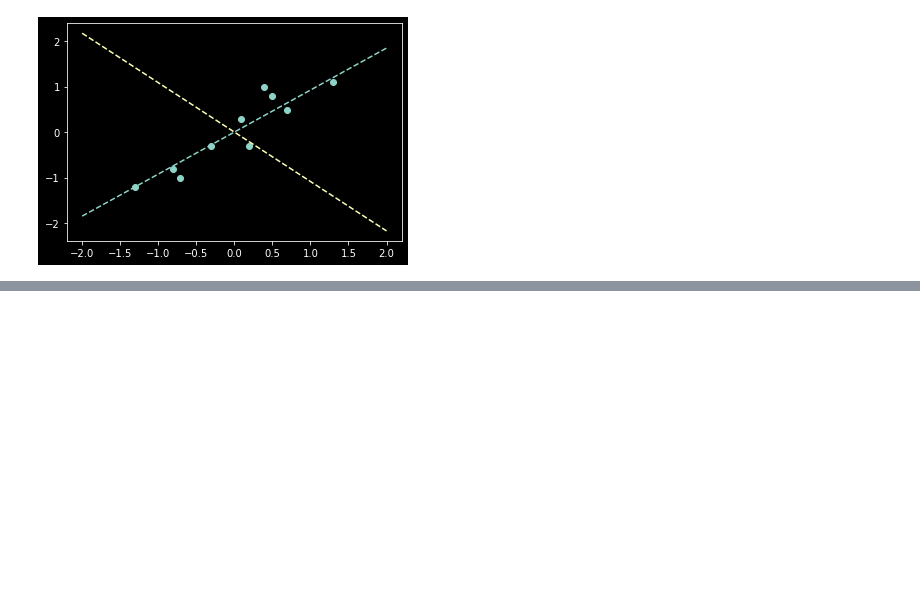
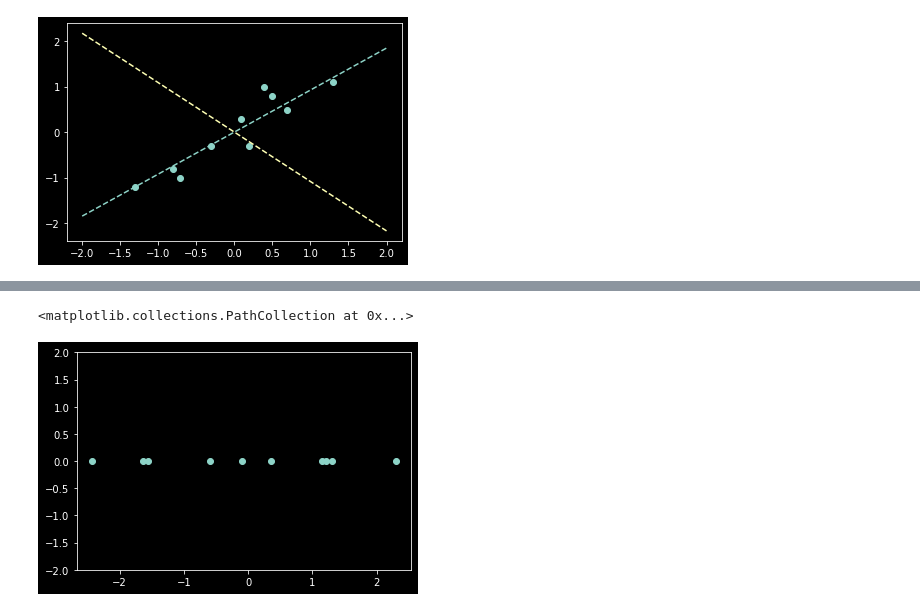
Before and after one commit to be320/PCA-Implementation, a Jupyter notebook: main.ipynb, the cells around one changed output, grey strips where cells are left out. Saved outputs shown, nothing was run; the diff lists cells and outputs as text; code cells hidden in the pictures; blank space fills up the shorter version.

```diff
--- a/main.ipynb
+++ b/main.ipynb
@@ -98,0 +114,9 @@ feature_vector_1 =
+# %%
+#Modified Data with feature_vector_2
+
+Data_modified = (X_minus_mean * feature_vector_2[0]) + (Y_minus_mean * feature_vector_2[1])
+plt.ylim(-2, 2)
+plt.scatter(X_modified,np.zeros((10,1)))
+# %% [output]
+<matplotlib.collections.PathCollection at 0x...>
+[figure, added]
```
Also changed, not shown: parts of 2 cells of this notebook.
